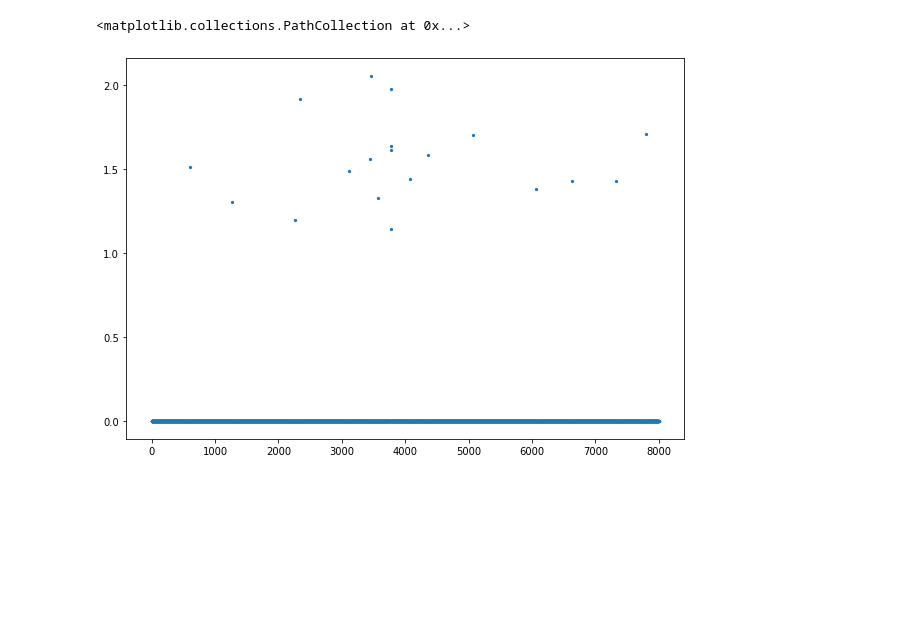
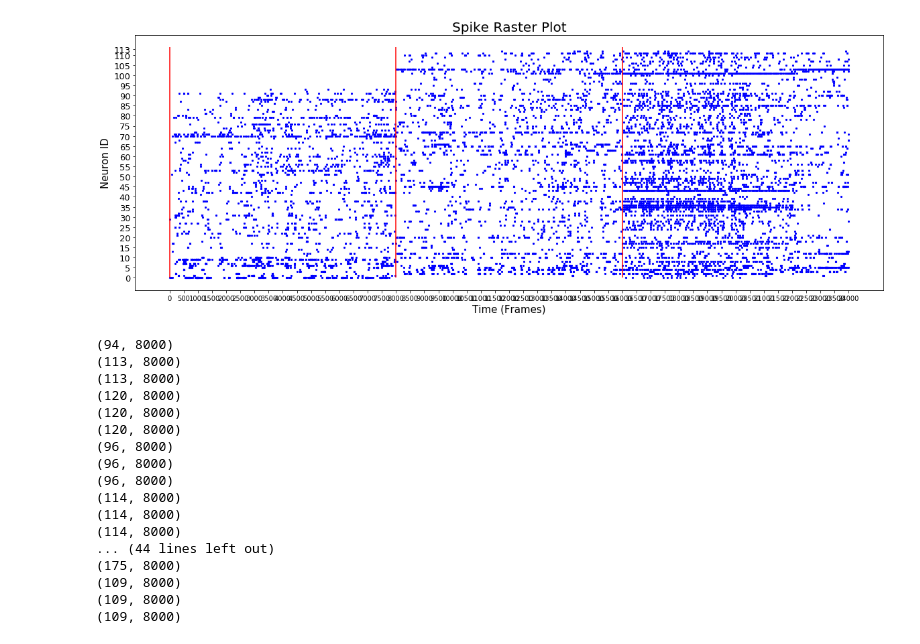
Before and after one commit to ulgenklc/temporal_network_analysis, a Jupyter notebook: determine_window_size.ipynb, the cells around one changed output. Saved outputs shown, nothing was run; the diff lists cells and outputs as text; code cells hidden in the pictures; blank space fills up the shorter version.

Commit message:
Add files via upload
raster plot added

```diff
--- a/determine_window_size.ipynb
+++ b/determine_window_size.ipynb
@@ -56,20 +8,0 @@ epochs = ['_baseline', '_early', '_pre']
-# %%
-all_spikes = {}
-for e in subject_names:
-    for f in epochs:
-        n = read_roi(path_rois, e + f )
-        spike = open(path_spikes + e + f + "_spikes_complexity.csv", "r")
-        reader_spike = csv.reader(spike)
-        spikes = np.zeros((n,8000))
-        for i,line in enumerate(reader_spike):
-            for j in range(len(line)):
-                spikes[i][j] = line[j]
-
-        all_spikes[e+f] = spikes
-# %%
-x = np.linspace(0,7999,8000)
-fig,ax = plt.subplots(1,1, figsize= (10,7))
-ax.scatter(x,all_spikes['m_1_session_1_baseline'][52], s = 5)
-# %% [output]
-<matplotlib.collections.PathCollection at 0x...>
-[figure, removed]
@@ -76,6 +107,43 @@ ax.scatter(x,all_spikes['m_1_session_1_baseline'][52], s = 5)
+# %%
+subjects = load_obj(path_subjects, 'subjects')
+
+subject_names = subjects['het'] + subjects['wt']
+
+all_spikes = read_spike_complexity(subject_names, path_rois, path_spikes)
+
+all_concatenated = concatenate(all_spikes, subject_names)
+# %%
+fig,ax = plt.subplots(1, 1, figsize = (20,7))
+#for i,e in enumerate(subject_names):
+raster_plot(all_concatenated[subject_names[0]], epochs = False, ax = ax)
+#raster_plot(all_concatenated[subject_names[1]], ax = ax[1])
+#raster_plot(all_concatenated[subject_names[2]], ax = ax[2])
+#raster_plot(all_spikes[subject_names[0]+'_baseline'], ax = ax[2])
+#raster_plot(all_spikes[subject_names[0]+'_early'], ax = ax[3])
+#raster_plot(all_spikes[subject_names[0]+'_pre'], ax = ax[4])
+# %% [output]
+[figure, added]
 # %%
-k=[]
+k = []
 for e in subject_names:
+    k.append(find_bin_size(all_concatenated[e],5))
     for f in epochs:
-        binned = bin_time_series(all_spikes[e+f], 2000, gaussian = False)
-        k.append(find_bin_size(binned,5))
+        print(all_spikes[e+f].shape)
+# %% [output]
+(94, 8000)
+(113, 8000)
+(113, 8000)
+(120, 8000)
+(120, 8000)
+(120, 8000)
+(96, 8000)
+(96, 8000)
+(96, 8000)
+(114, 8000)
+(114, 8000)
+(114, 8000)
+... (44 lines left out)
+(175, 8000)
+(109, 8000)
+(109, 8000)
+(109, 8000)
```
Also changed, not shown: parts of 6 cells of this notebook.
